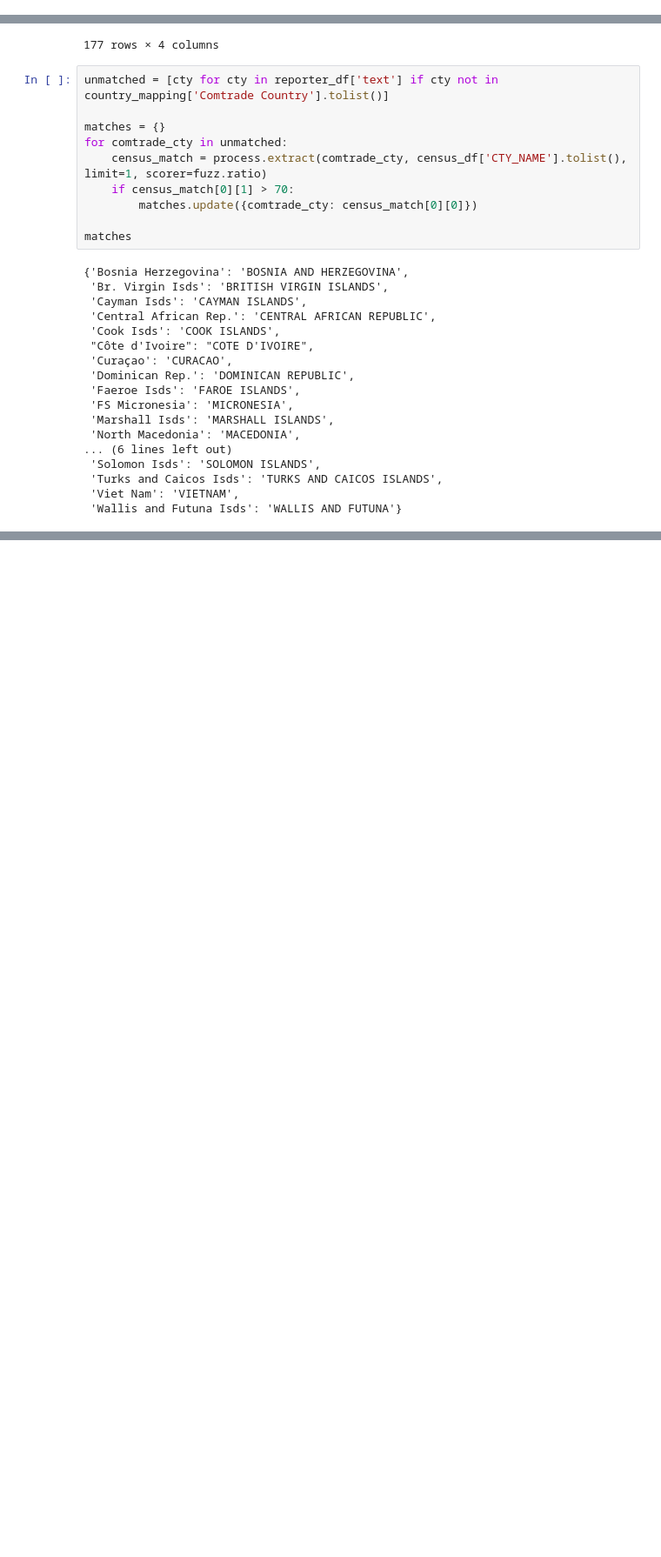
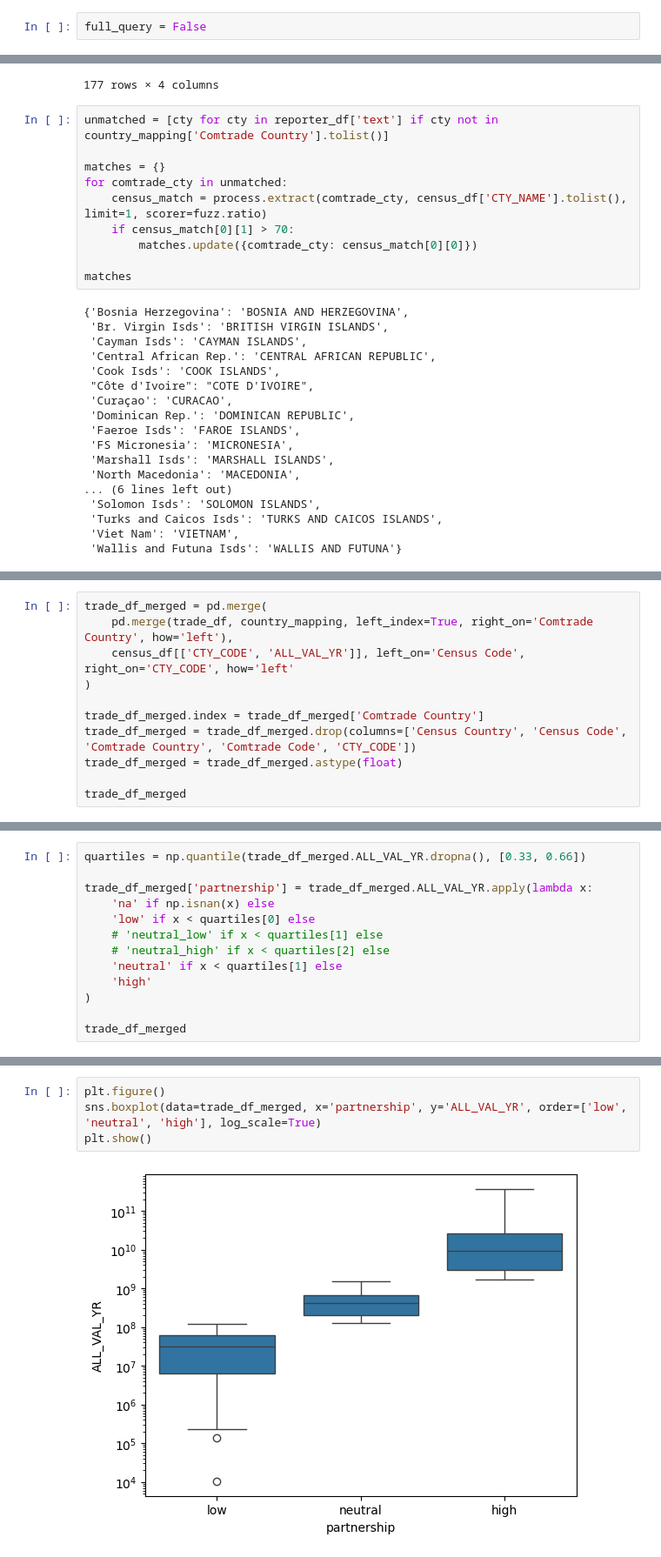
Before and after one commit to kac624/cuny, a Jupyter notebook: D608/story7_KeithC_script.ipynb, the cells around one changed output, grey strips where cells are left out. Shown: that part at 87% size. Drawn from its saved outputs; the diff is of its cells as text; blank space fills up the shorter version.

```diff
--- a/D608/story7_KeithC_script.ipynb
+++ b/D608/story7_KeithC_script.ipynb
@@ -27,3 +33,5 @@ from fuzzywuzzy import process
+# %%
+full_query = False
 # %% [markdown]
 ## List of Minerals
 # %%
@@ -342,0 +344,11 @@ HTTPError: HTTP Error 403: Forbidden
+# %%
+trade_df_merged = pd.merge(
+    pd.merge(trade_df, country_mapping, left_index=True, right_on='Comtrade Country', how='left'),
+    census_df[['CTY_CODE', 'ALL_VAL_YR']], left_on='Census Code', right_on='CTY_CODE', how='left'
+)
+
+trade_df_merged.index = trade_df_merged['Comtrade Country']
+trade_df_merged = trade_df_merged.drop(columns=['Census Country', 'Census Code', 'Comtrade Country', 'Comtrade Code', 'CTY_CODE'])
+trade_df_merged = trade_df_merged.astype(float)
+
+trade_df_merged
@@ -342,0 +370,13 @@ HTTPError: HTTP Error 403: Forbidden
+# %%
+quartiles = np.quantile(trade_df_merged.ALL_VAL_YR.dropna(), [0.33, 0.66])
+
+trade_df_merged['partnership'] = trade_df_merged.ALL_VAL_YR.apply(lambda x:
+    'na' if np.isnan(x) else
+    'low' if x < quartiles[0] else
+    # 'neutral_low' if x < quartiles[1] else
+    # 'neutral_high' if x < quartiles[2] else
+    'neutral' if x < quartiles[1] else
+    'high'
+)
+
+trade_df_merged
@@ -342,0 +398,6 @@ HTTPError: HTTP Error 403: Forbidden
+# %%
+plt.figure()
+sns.boxplot(data=trade_df_merged, x='partnership', y='ALL_VAL_YR', order=['low', 'neutral', 'high'], log_scale=True)
+plt.show()
+# %% [output]
+[figure, added]
```
Also changed, not shown: parts of 21 cells of this notebook, 17 other files.
